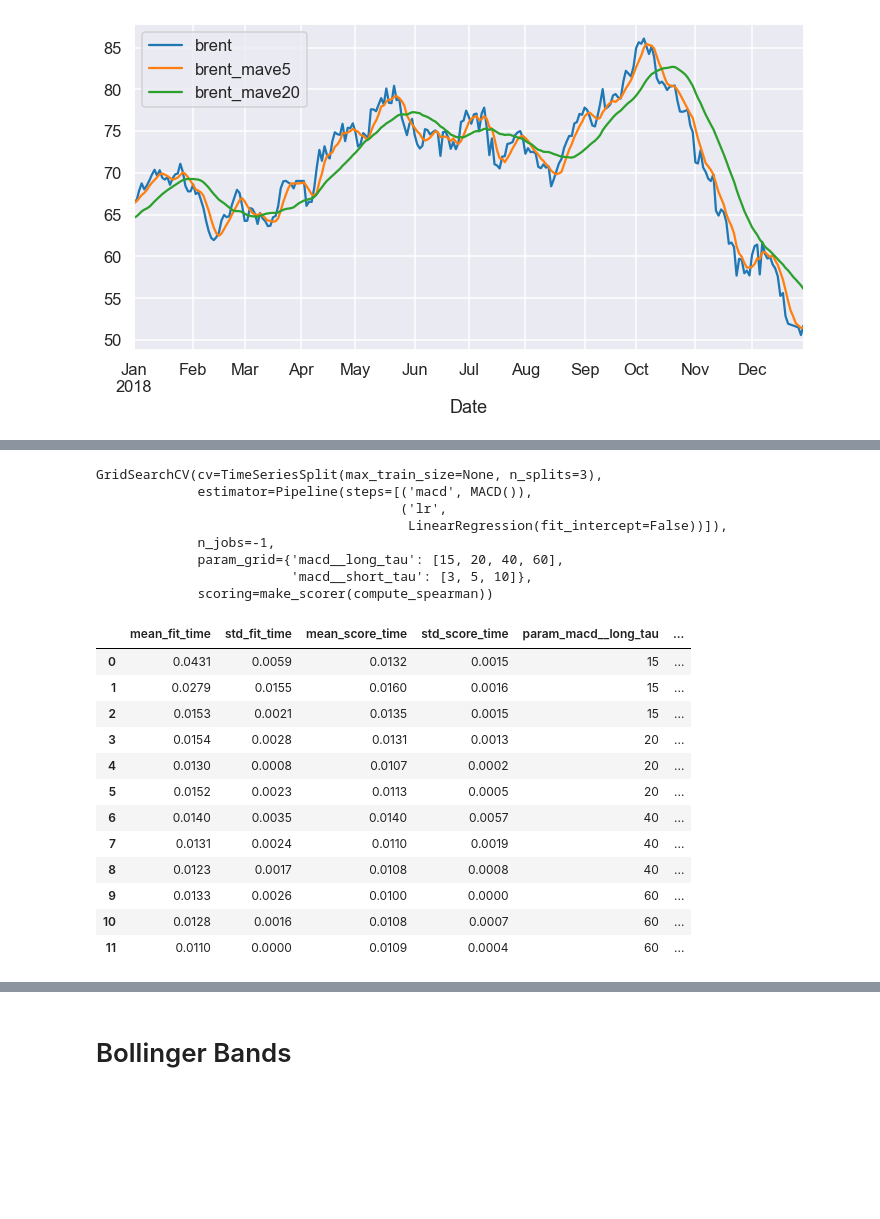
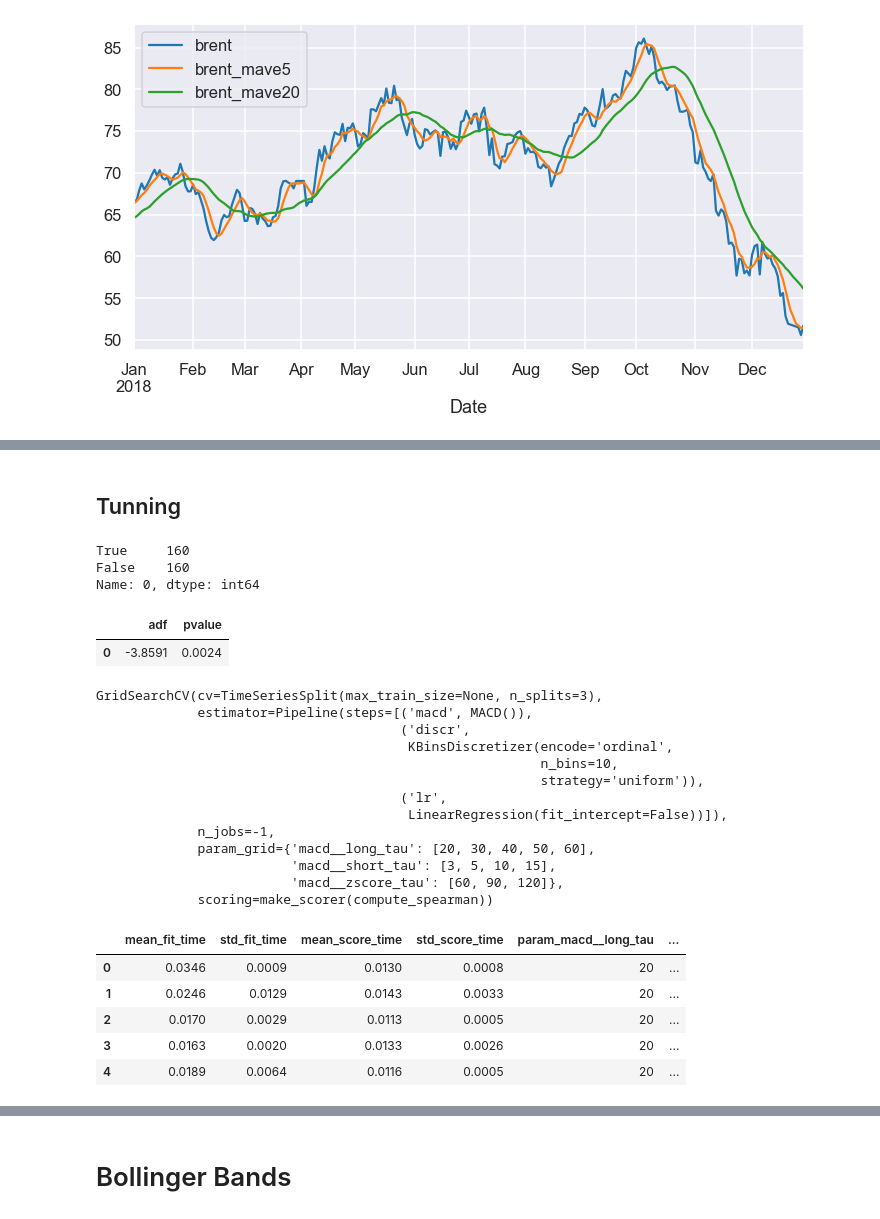
Before and after one commit to manualrg/ai4forecast, a Jupyter notebook: notebooks/04_fte_techind.ipynb, the cells around one changed output, grey strips where cells are left out. Cells and saved outputs as stored; diff of their text form; code cells hidden in the pictures; blank space fills up the shorter version.

```diff
--- a/notebooks/04_fte_techind.ipynb
+++ b/notebooks/04_fte_techind.ipynb
@@ -44,0 +45,3 @@ spearman_scorer = make_scorer(compute_spearman, greater_is_better=True)
+# %%
+X_train = comm_df.loc[SPLIT_DT:, ['brent']]
+y_train = target.loc[SPLIT_DT:, 'target']
@@ -73,3 +81,5 @@ compute_spearman(comm_df['x_brent_macd'] , comm_df['target'])
+# %% [markdown]
+## Tunning
 # %%
 from sklearn.compose import ColumnTransformer
 from sklearn.preprocessing import FunctionTransformer
@@ -82,33 +93,52 @@ from sklearn.linear_model import LinearRegression
+# %%
+macd_zscored = mle_ts.MACD().fit_transform(X_train)
+# %%
+(macd_zscored.iloc[:,0]>0).value_counts()
+# %% [output]
+True     160
+False    160
+Name: 0, dtype: int64
+# %%
+mle_ts.run_adf_test(macd_zscored)
+# %% [output]
+|  | adf | pvalue |
+| 0 | -3.8591 | 0.0024 |
 # %%
+from src.mle import time_series as mle_ts
+
 lr = LinearRegression(fit_intercept=False)
-pl_macd = Pipeline([('macd', mle_ts.MACD()), ('lr', lr)])
+fte_macd = mle_ts.MACD()
+discr = KBinsDiscretizer(n_bins=10, encode='ordinal', strategy='uniform')
+pl_macd = Pipeline([('macd', fte_macd), ('discr', discr), ('lr', lr)])
 
-grid_macd = {'macd__short_tau': [3, 5, 10], 'macd__long_tau': [15, 20, 40, 60]}
+
+grid_macd = {'macd__short_tau': [3, 5, 10, 15],
+             'macd__long_tau': [20, 30, 40, 50, 60],
+            'macd__zscore_tau': [60, 90, 120]}
 
 macd_gcv = GridSearchCV(pl_macd, grid_macd, scoring=spearman_scorer, cv=tscv, n_jobs=-1)
-macd_gcv.fit(comm_df[['brent']], comm_df['target'])
+macd_gcv.fit(X_train, y_train)
 # %% [output]
 GridSearchCV(cv=TimeSeriesSplit(max_train_size=None, n_splits=3),
              estimator=Pipeline(steps=[('macd', MACD()),
+                                       ('discr',
+                                        KBinsDiscretizer(encode='ordinal',
+                                                         n_bins=10,
+                                                         strategy='uniform')),
                                        ('lr',
                                         LinearRegression(fit_intercept=False))]),
              n_jobs=-1,
-             param_grid={'macd__long_tau': [15, 20, 40, 60],
-                         'macd__short_tau': [3, 5, 10]},
+             param_grid={'macd__long_tau': [20, 30, 40, 50, 60],
+                         'macd__short_tau': [3, 5, 10, 15],
+                         'macd__zscore_tau': [60, 90, 120]},
              scoring=make_scorer(compute_spearman))
 # %%
-pd.DataFrame(macd_gcv.cv_results_)
+macd_cv_res = pd.DataFrame(macd_gcv.cv_results_)
+macd_cv_res.head()
 # %% [output]
 |  | mean_fit_time | std_fit_time | mean_score_time | std_score_time | param_macd__long_tau | ... |
-| 0 | 0.0431 | 0.0059 | 0.0132 | 0.0015 | 15 | ... |
-| 1 | 0.0279 | 0.0155 | 0.0160 | 0.0016 | 15 | ... |
-| 2 | 0.0153 | 0.0021 | 0.0135 | 0.0015 | 15 | ... |
-| 3 | 0.0154 | 0.0028 | 0.0131 | 0.0013 | 20 | ... |
-| 4 | 0.0130 | 0.0008 | 0.0107 | 0.0002 | 20 | ... |
-| 5 | 0.0152 | 0.0023 | 0.0113 | 0.0005 | 20 | ... |
-| 6 | 0.0140 | 0.0035 | 0.0140 | 0.0057 | 40 | ... |
-| 7 | 0.0131 | 0.0024 | 0.0110 | 0.0019 | 40 | ... |
-| 8 | 0.0123 | 0.0017 | 0.0108 | 0.0008 | 40 | ... |
-| 9 | 0.0133 | 0.0026 | 0.0100 | 0.0000 | 60 | ... |
-| 10 | 0.0128 | 0.0016 | 0.0108 | 0.0007 | 60 | ... |
-| 11 | 0.0110 | 0.0000 | 0.0109 | 0.0004 | 60 | ... |
+| 0 | 0.0346 | 0.0009 | 0.0130 | 0.0008 | 20 | ... |
+| 1 | 0.0246 | 0.0129 | 0.0143 | 0.0033 | 20 | ... |
+| 2 | 0.0170 | 0.0029 | 0.0113 | 0.0005 | 20 | ... |
+| 3 | 0.0163 | 0.0020 | 0.0133 | 0.0026 | 20 | ... |
+| 4 | 0.0189 | 0.0064 | 0.0116 | 0.0005 | 20 | ... |
```
Also changed, not shown: parts of 58 cells of this notebook, 3 other files.
